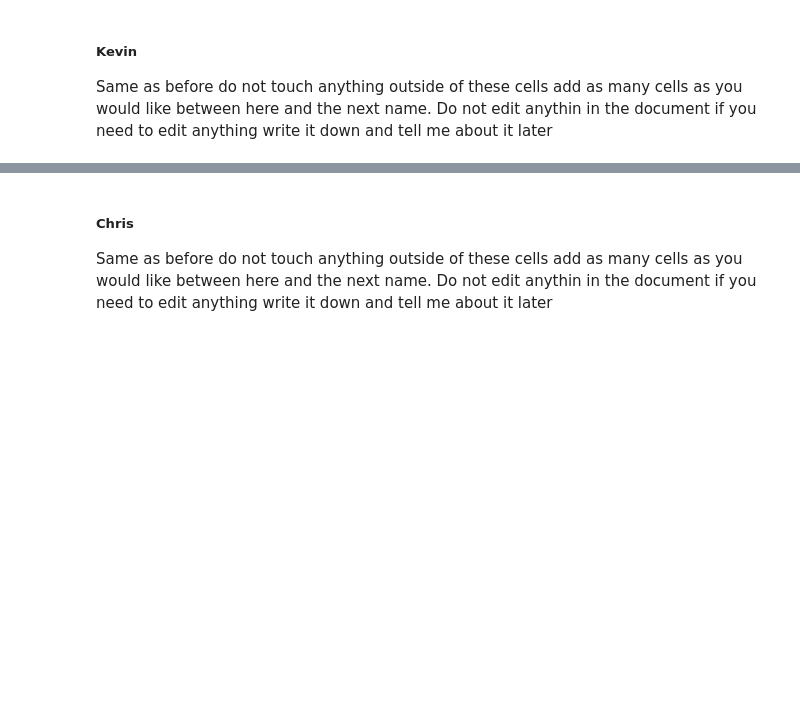
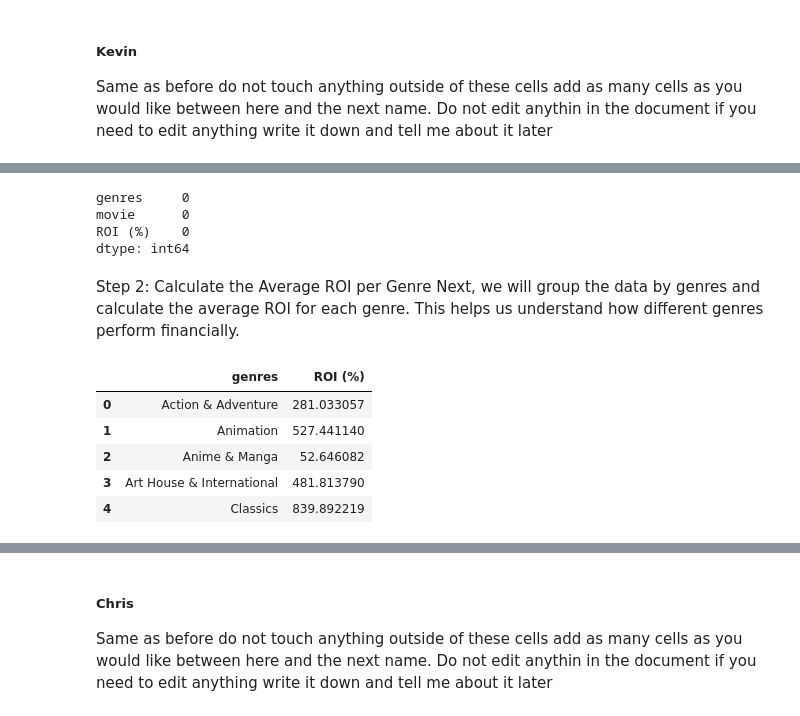
Before and after one commit to Tdoggie/phase-2-project, a Jupyter notebook: index.ipynb, the cells around one changed output, grey strips where cells are left out. Drawn from its saved outputs; the diff is of its cells as text; code cells hidden in the pictures; blank space fills up the shorter version.

```diff
--- a/index.ipynb
+++ b/index.ipynb
@@ -654,0 +718,25 @@ Same as before do not touch anything outside of these cells add as many cells as
+# %%
+# Check if there are any null values in the 'genres', 'movie', or 'ROI (%)' columns after dropping rows
+null_counts = exploded_table[['genres', 'movie', 'ROI (%)']].isnull().sum()
+
+# Print the null counts for each column
+print(null_counts)
+# %% [output]
+genres     0
+movie      0
+ROI (%)    0
+dtype: int64
+# %% [markdown]
+Step 2: Calculate the Average ROI per Genre
+Next, we will group the data by genres and calculate the average ROI for each genre. This helps us understand how different genres perform financially.
+# %%
+# Step 2: Group by 'genres' and calculate average ROI
+grouped_table = exploded_table.groupby('genres')['ROI (%)'].mean().reset_index()
+grouped_table.head()
+# %% [output]
+|  | genres | ROI (%) |
+| 0 | Action & Adventure | 281.033057 |
+| 1 | Animation | 527.441140 |
+| 2 | Anime & Manga | 52.646082 |
+| 3 | Art House & International | 481.813790 |
+| 4 | Classics | 839.892219 |
```
Also changed, not shown: parts of 18 cells of this notebook.
